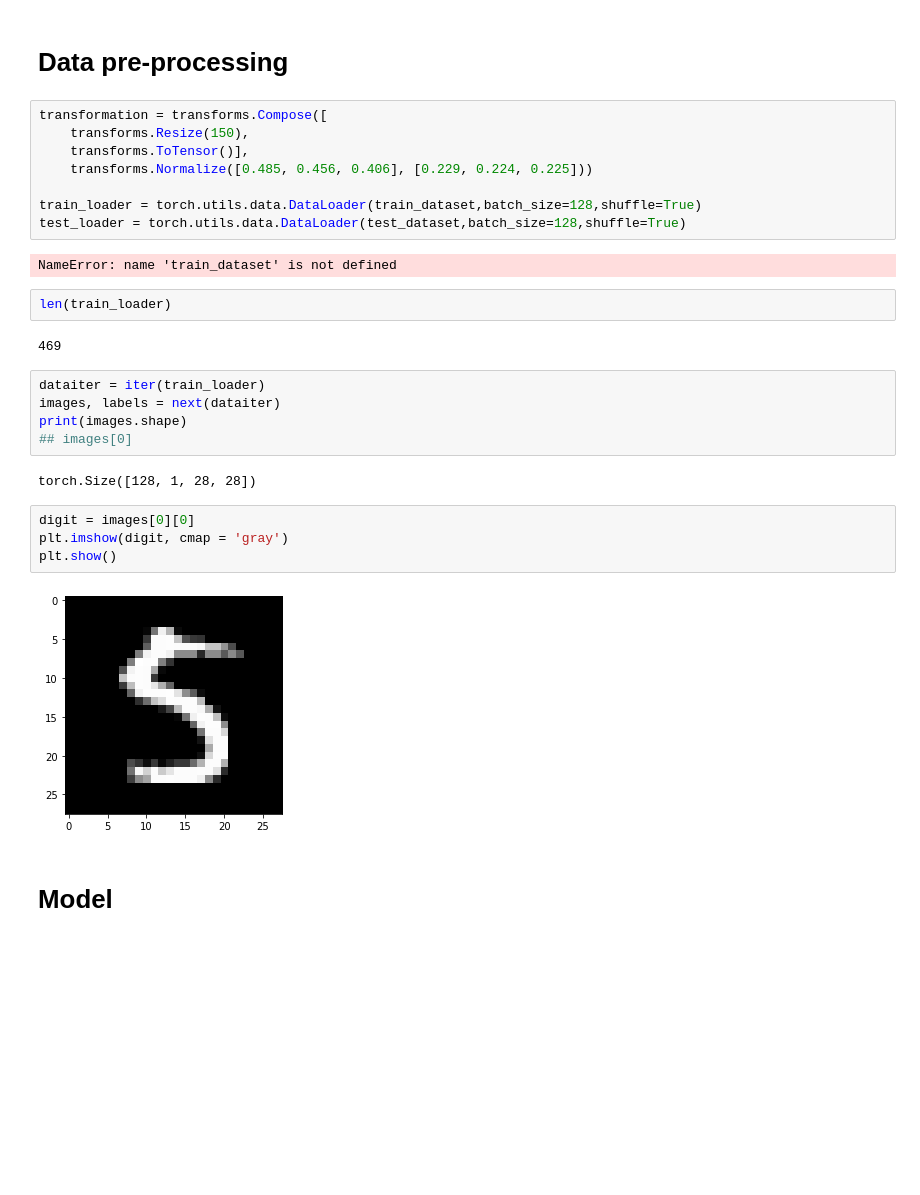
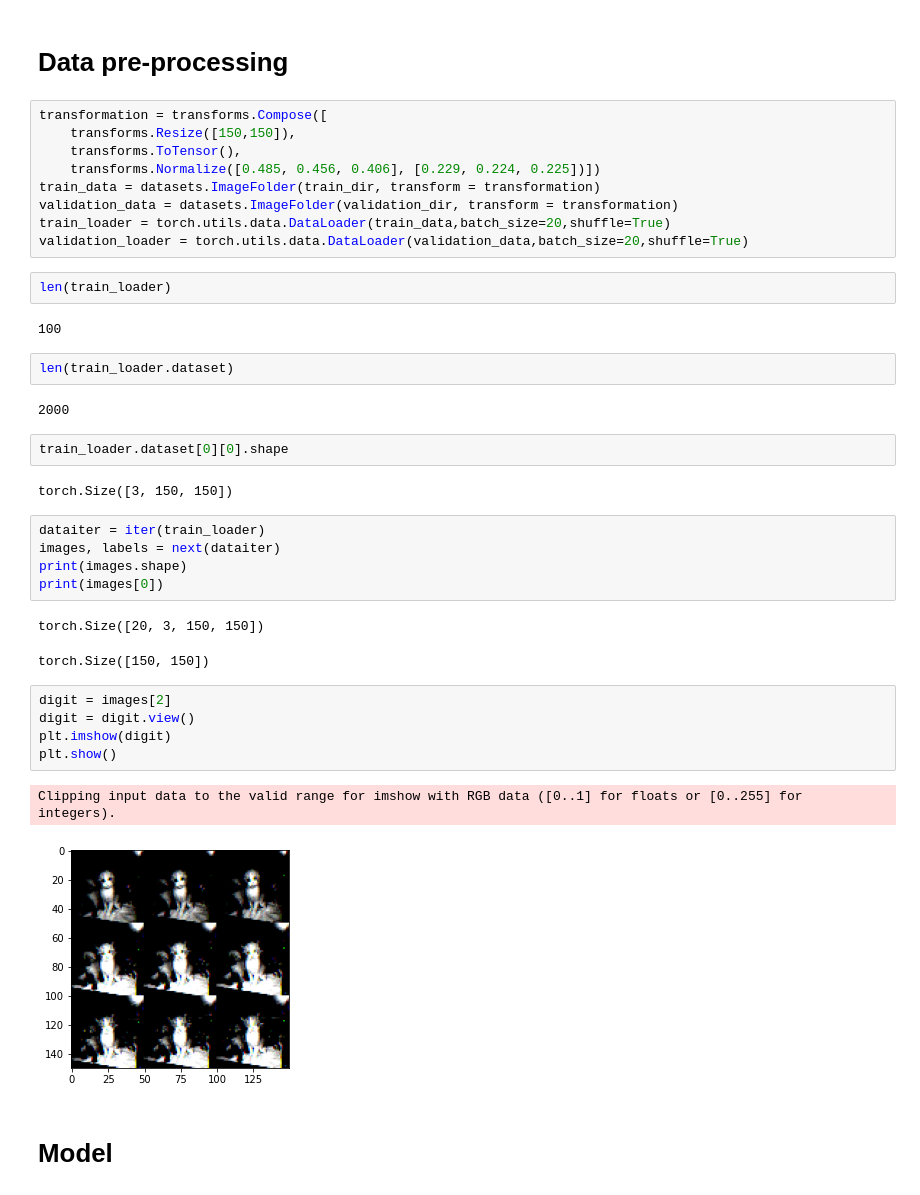
Before and after one commit to zerobynone/deep_learning, a Jupyter notebook: Cat vs Dog.ipynb, the cells around one changed output. Cells and saved outputs as stored; diff of their text form; blank space fills up the shorter version.

```diff
--- a/Cat vs Dog.ipynb
+++ b/Cat vs Dog.ipynb
@@ -112,31 +112,41 @@ print('테스트용 강아지 이미지 개수:', len(os.listdir(test_dogs_dir))
 # Data pre-processing
 # %%
 transformation = transforms.Compose([
-    transforms.Resize(150),
-    transforms.ToTensor()],
-    transforms.Normalize([0.485, 0.456, 0.406], [0.229, 0.224, 0.225]))
-
-train_loader = torch.utils.data.DataLoader(train_dataset,batch_size=128,shuffle=True)
-test_loader = torch.utils.data.DataLoader(test_dataset,batch_size=128,shuffle=True)
+    transforms.Resize([150,150]),
+    transforms.ToTensor(),
+    transforms.Normalize([0.485, 0.456, 0.406], [0.229, 0.224, 0.225])])
+train_data = datasets.ImageFolder(train_dir, transform = transformation)
+validation_data = datasets.ImageFolder(validation_dir, transform = transformation)
+train_loader = torch.utils.data.DataLoader(train_data,batch_size=20,shuffle=True)
+validation_loader = torch.utils.data.DataLoader(validation_data,batch_size=20,shuffle=True)
-# %% [output]
-NameError: name 'train_dataset' is not defined
 # %%
 len(train_loader)
 # %% [output]
-469
+100
+# %%
+len(train_loader.dataset)
+# %% [output]
+2000
+# %%
+train_loader.dataset[0][0].shape
+# %% [output]
+torch.Size([3, 150, 150])
 # %%
 dataiter = iter(train_loader)
 images, labels = next(dataiter)
 print(images.shape)
-## images[0]
+print(images[0])
 # %% [output]
-torch.Size([128, 1, 28, 28])
+torch.Size([20, 3, 150, 150])
+torch.Size([150, 150])
 # %%
-digit = images[0][0]
-plt.imshow(digit, cmap = 'gray')
+digit = images[2]
+digit = digit.view()
+plt.imshow(digit)
 plt.show()
 # %% [output]
+Clipping input data to the valid range for imshow with RGB data ([0..1] for floats or [0..255] for integers).
-[figure, old version]
+[figure, new version]
 # %% [markdown]
 # Model
 # %%
```
Also changed, not shown: parts of 5 cells of this notebook.
